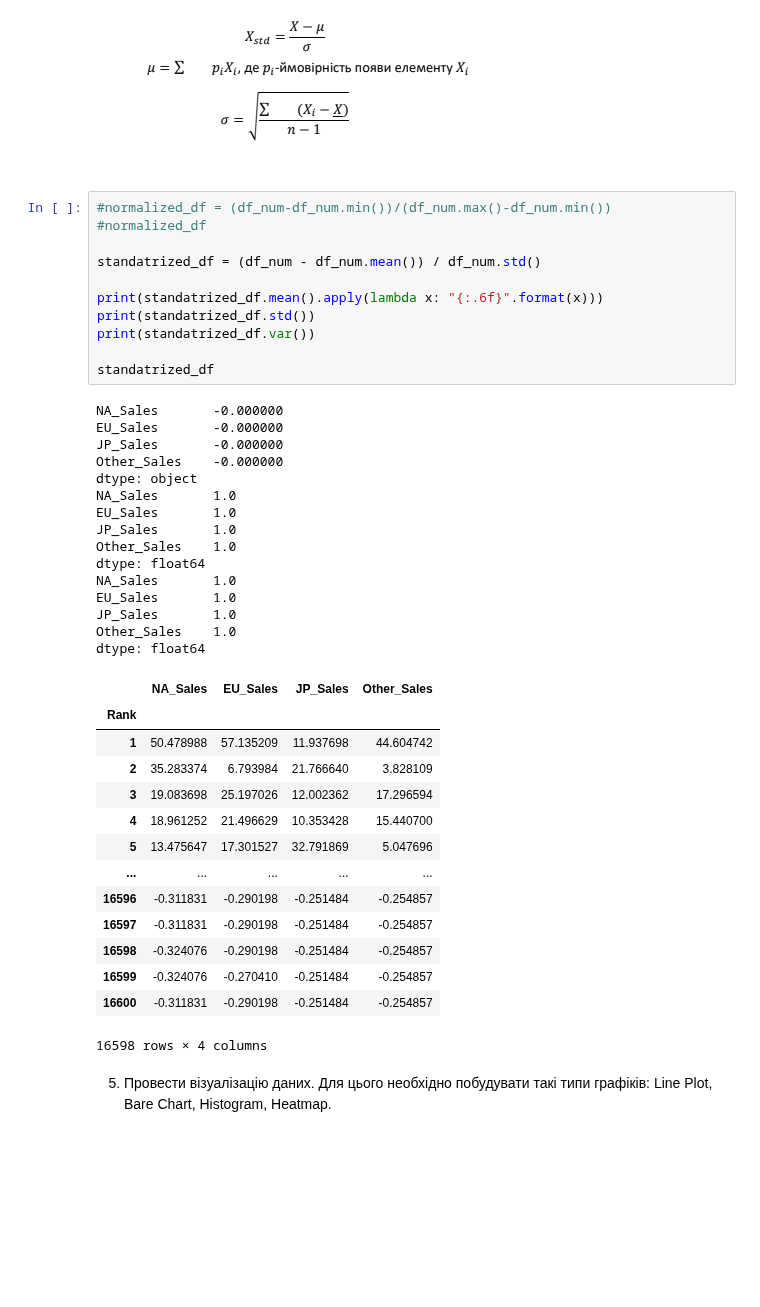
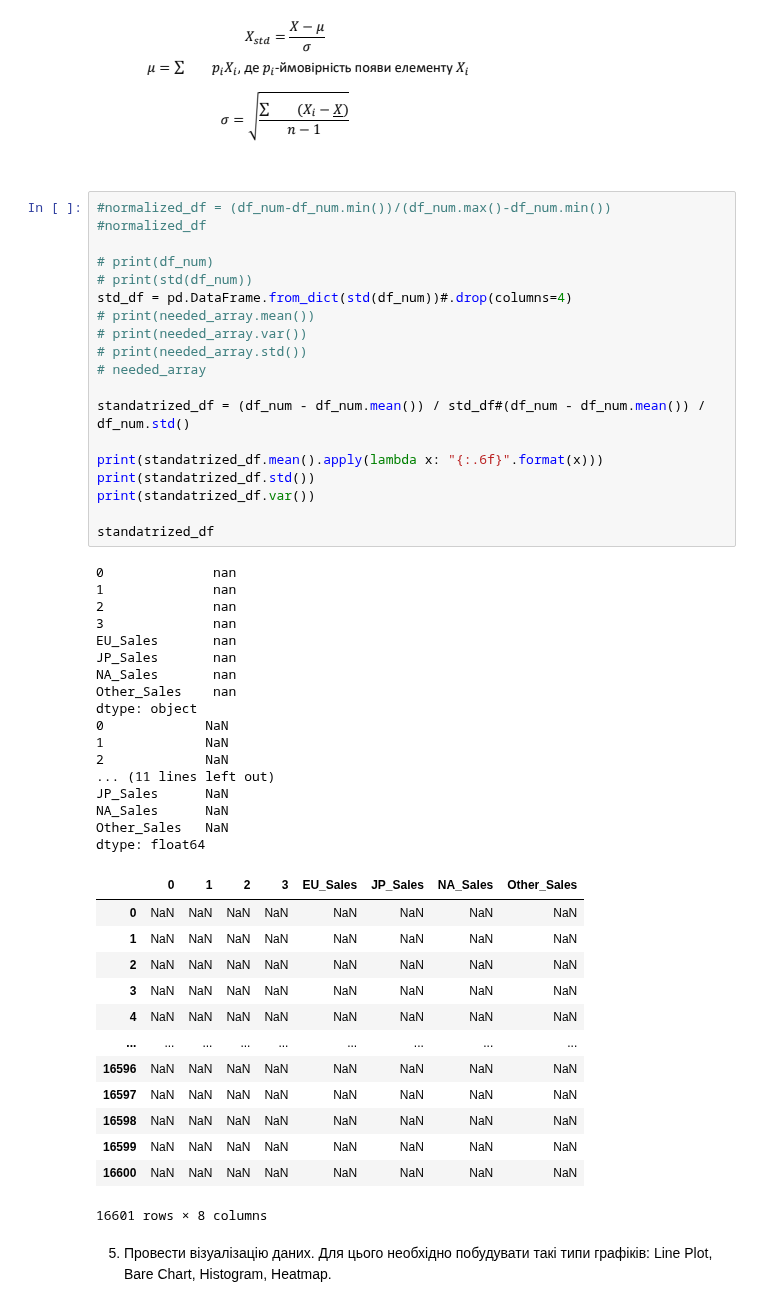
Before and after one commit to KlymentievMaksym/AD-labs, a Jupyter notebook: Coursework/Coursework.ipynb, the cells around one changed output. Saved outputs shown, nothing was run; the diff lists cells and outputs as text; blank space fills up the shorter version.

```diff
--- a/Coursework/Coursework.ipynb
+++ b/Coursework/Coursework.ipynb
@@ -288,44 +318,53 @@ array([[4.149e+01, 2.902e+01, 3.770e+00, 8.460e+00],
 # %%
 #normalized_df = (df_num-df_num.min())/(df_num.max()-df_num.min())
 #normalized_df
 
-standatrized_df = (df_num - df_num.mean()) / df_num.std()
+# print(df_num)
+# print(std(df_num))
+std_df = pd.DataFrame.from_dict(std(df_num))#.drop(columns=4)
+# print(needed_array.mean())
+# print(needed_array.var())
+# print(needed_array.std())
+# needed_array
+
+standatrized_df = (df_num - df_num.mean()) / std_df#(df_num - df_num.mean()) / df_num.std()
 
 print(standatrized_df.mean().apply(lambda x: "{:.6f}".format(x)))
 print(standatrized_df.std())
 print(standatrized_df.var())
 
 standatrized_df
 # %% [output]
-NA_Sales       -0.000000
-EU_Sales       -0.000000
-JP_Sales       -0.000000
-Other_Sales    -0.000000
+0              nan
+1              nan
+2              nan
+3              nan
+EU_Sales       nan
+JP_Sales       nan
+NA_Sales       nan
+Other_Sales    nan
 dtype: object
-NA_Sales       1.0
-EU_Sales       1.0
-JP_Sales       1.0
-Other_Sales    1.0
+0             NaN
+1             NaN
+2             NaN
+... (11 lines left out)
+JP_Sales      NaN
+NA_Sales      NaN
+Other_Sales   NaN
 dtype: float64
-NA_Sales       1.0
-EU_Sales       1.0
-JP_Sales       1.0
-Other_Sales    1.0
-dtype: float64
-|  | NA_Sales | EU_Sales | JP_Sales | Other_Sales |
-| Rank |  |  |  |  |
-| 1 | 50.478988 | 57.135209 | 11.937698 | 44.604742 |
-| 2 | 35.283374 | 6.793984 | 21.766640 | 3.828109 |
-| 3 | 19.083698 | 25.197026 | 12.002362 | 17.296594 |
-| 4 | 18.961252 | 21.496629 | 10.353428 | 15.440700 |
-| 5 | 13.475647 | 17.301527 | 32.791869 | 5.047696 |
-| ... | ... | ... | ... | ... |
-| 16596 | -0.311831 | -0.290198 | -0.251484 | -0.254857 |
-| 16597 | -0.311831 | -0.290198 | -0.251484 | -0.254857 |
-| 16598 | -0.324076 | -0.290198 | -0.251484 | -0.254857 |
-| 16599 | -0.324076 | -0.270410 | -0.251484 | -0.254857 |
-| 16600 | -0.311831 | -0.290198 | -0.251484 | -0.254857 |
+|  | 0 | 1 | 2 | 3 | EU_Sales | JP_Sales | NA_Sales | Other_Sales |
+| 0 | NaN | NaN | NaN | NaN | NaN | NaN | NaN | NaN |
+| 1 | NaN | NaN | NaN | NaN | NaN | NaN | NaN | NaN |
+| 2 | NaN | NaN | NaN | NaN | NaN | NaN | NaN | NaN |
+| 3 | NaN | NaN | NaN | NaN | NaN | NaN | NaN | NaN |
+| 4 | NaN | NaN | NaN | NaN | NaN | NaN | NaN | NaN |
+| ... | ... | ... | ... | ... | ... | ... | ... | ... |
+| 16596 | NaN | NaN | NaN | NaN | NaN | NaN | NaN | NaN |
+| 16597 | NaN | NaN | NaN | NaN | NaN | NaN | NaN | NaN |
+| 16598 | NaN | NaN | NaN | NaN | NaN | NaN | NaN | NaN |
+| 16599 | NaN | NaN | NaN | NaN | NaN | NaN | NaN | NaN |
+| 16600 | NaN | NaN | NaN | NaN | NaN | NaN | NaN | NaN |
-16598 rows × 4 columns
+16601 rows × 8 columns
 # %% [markdown]
 5. Провести візуалізацію даних. Для цього необхідно побудувати такі типи графіків: Line Plot,  Bare Chart, Histogram, Heatmap.
 # %%
```
Also changed, not shown: parts of 1 cell of this notebook.
